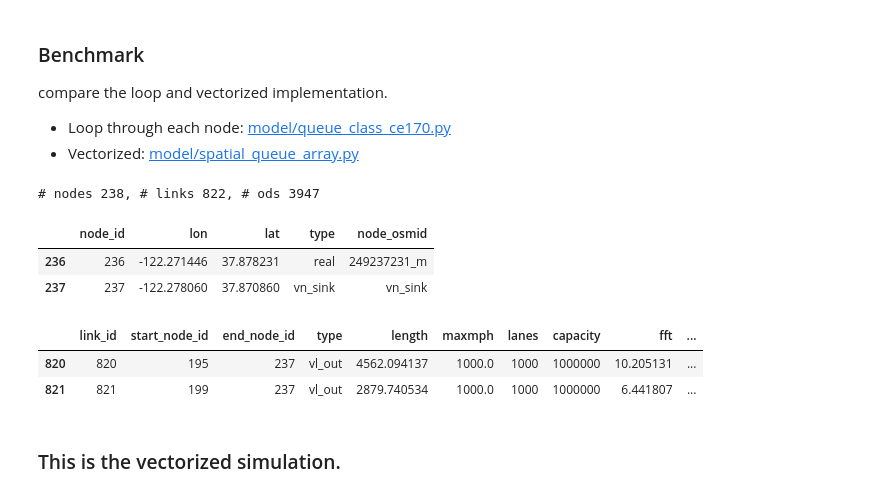
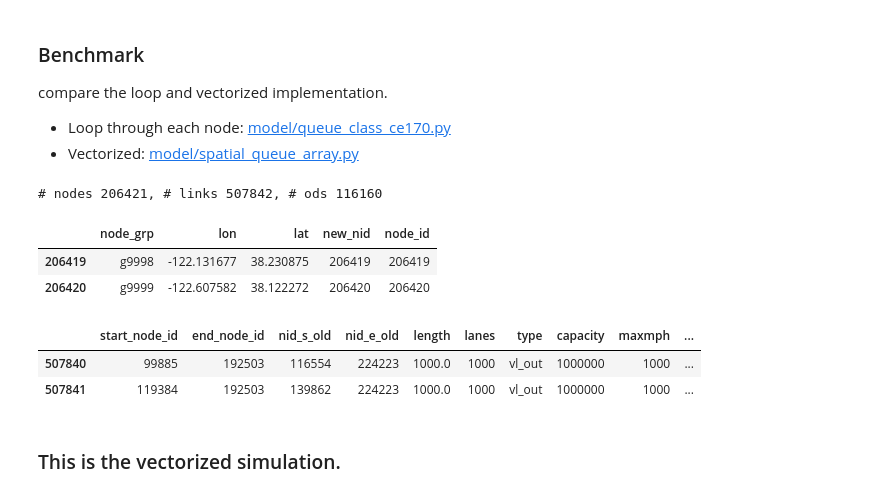
Before and after one commit to cb-cities/spatial_queue, a Jupyter notebook: benchmark/benchmark.ipynb, the cells around one changed output. Saved outputs shown, nothing was run; the diff lists cells and outputs as text; code cells hidden in the pictures.

Commit message:
comment out profile code and change new_fairfax file name

```diff
--- a/benchmark/benchmark.ipynb
+++ b/benchmark/benchmark.ipynb
@@ -26,39 +26,39 @@ import model.queue_class_ce170 as sq_loop
 # %%
 ### Read network and demand
-case='berkeley' ### or new_fairfax
+case='new_fairfax' ### or new_fairfax
 nodes_df = pd.read_csv('traffic_inputs/{}_nodes.csv'.format(case))
 links_df = pd.read_csv('traffic_inputs/{}_links.csv'.format(case))
 od_df = pd.read_csv('traffic_inputs/{}_ods_day.csv'.format(case))
 #od_df = pd.concat([od_df]*100)
 
 ### these are done for the vectorized implementation
 if case == 'berkeley':
     osmid2nid_dict = {getattr(n, 'node_osmid'): getattr(n, 'node_id') for n in nodes_df.itertuples()}
     od_df['origin_nid'] = od_df['origin_osmid'].map(osmid2nid_dict)
     od_df['destin_nid'] = od_df['destin_osmid'].map(osmid2nid_dict)
     special_nodes = {'first_priority':[], 'second_priority':[]}
-if case == 'fairfax':
+if case == 'new_fairfax':
     special_nodes = {'first_priority':[], 'second_priority':[]}
-    background_od = pd.read_csv('traffic_inputs/{}_ods_background_new.csv'.format(case))
+    background_od = pd.read_csv('traffic_inputs/{}_ods_background.csv'.format(case))
     od_df = pd.concat([od_df, background_od]).sample(frac=1)
     #od_df = background_od.sample(frac=0.5)
     od_df = od_df[od_df['origin_nid']!=od_df['destin_nid']]
     od_df['departure_hour'] = od_df['departure_hour'].fillna(6)
     od_df['departure_quarter'] = od_df['departure_quarter'].fillna(0)
     od_df['departure_time'] = (
         od_df['departure_hour']-6)*3600 + od_df['departure_quarter']*900
     nodes_df['node_id'] = nodes_df['new_nid'].astype(int)
 print('# nodes {}, # links {}, # ods {}'.format(nodes_df.shape[0], links_df.shape[0], od_df.shape[0]))
 display(nodes_df.tail(2))
 display(links_df.tail(2))
 # %% [output]
-# nodes 238, # links 822, # ods 3947
+# nodes 206421, # links 507842, # ods 116160
-|  | node_id | lon | lat | type | node_osmid |
-| 236 | 236 | -122.271446 | 37.878231 | real | 249237231_m |
-| 237 | 237 | -122.278060 | 37.870860 | vn_sink | vn_sink |
+|  | node_grp | lon | lat | new_nid | node_id |
+| 206419 | g9998 | -122.131677 | 38.230875 | 206419 | 206419 |
+| 206420 | g9999 | -122.607582 | 38.122272 | 206420 | 206420 |
-|  | link_id | start_node_id | end_node_id | type | length | maxmph | lanes | capacity | fft | ... |
-| 820 | 820 | 195 | 237 | vl_out | 4562.094137 | 1000.0 | 1000 | 1000000 | 10.205131 | ... |
-| 821 | 821 | 199 | 237 | vl_out | 2879.740534 | 1000.0 | 1000 | 1000000 | 6.441807 | ... |
+|  | start_node_id | end_node_id | nid_s_old | nid_e_old | length | lanes | type | capacity | maxmph | ... |
+| 507840 | 99885 | 192503 | 116554 | 224223 | 1000.0 | 1000 | vl_out | 1000000 | 1000 | ... |
+| 507841 | 119384 | 192503 | 139862 | 224223 | 1000.0 | 1000 | vl_out | 1000000 | 1000 | ... |
 # %% [markdown]
 ### This is the vectorized simulation.
 # %%
```
Also changed, not shown: parts of 4 cells of this notebook, 1 other file.
